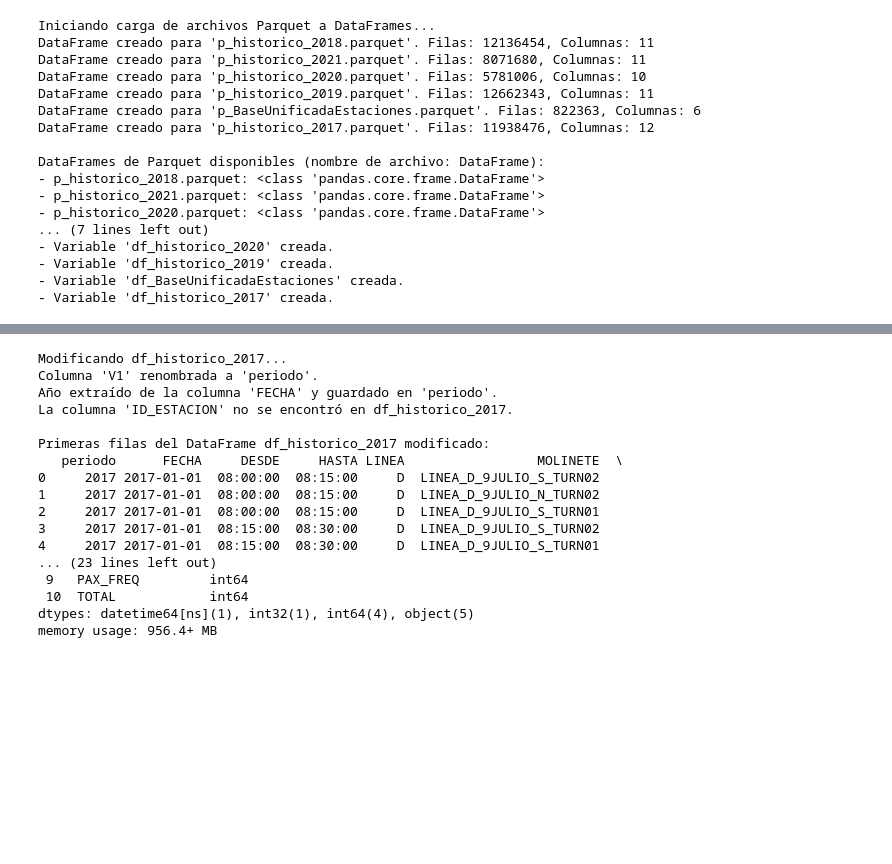
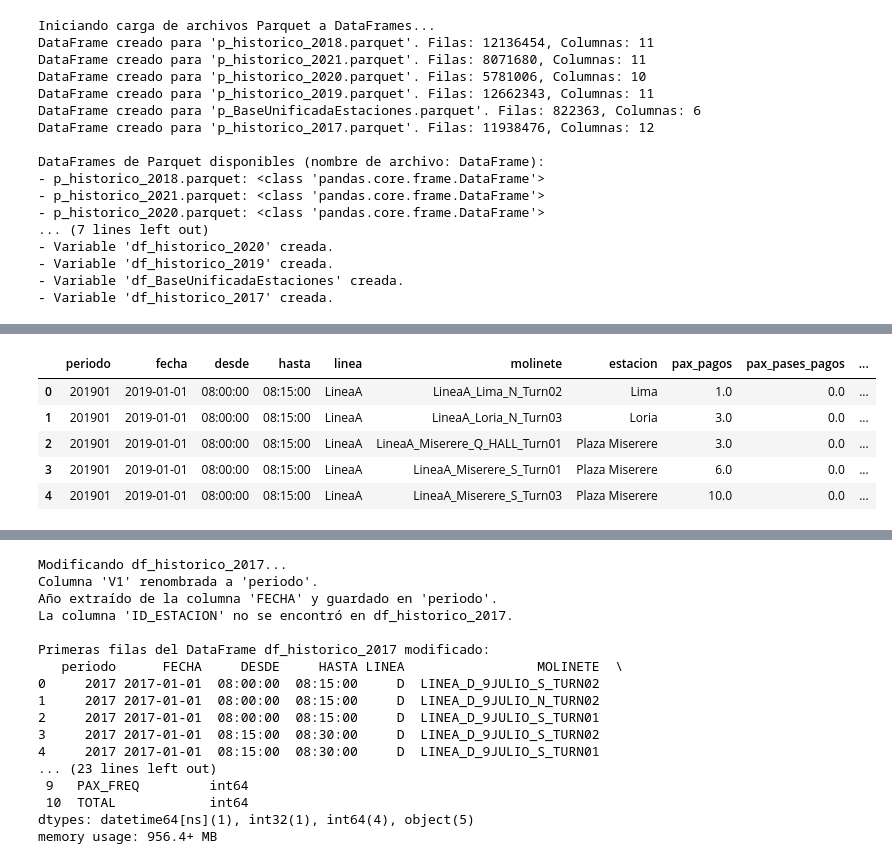
Before and after one commit to ChronosXV/Metodologia_grupo2, a Jupyter notebook: Metodologia_1_Grupo_2.ipynb, the cells around one changed output, grey strips where cells are left out. Saved outputs shown, nothing was run; the diff lists cells and outputs as text; code cells hidden in the pictures; blank space fills up the shorter version.

```diff
--- a/Metodologia_1_Grupo_2.ipynb
+++ b/Metodologia_1_Grupo_2.ipynb
@@ -144,0 +169,9 @@ df_historico_2017.head()
+# %%
+df_historico_2019.head()
+# %% [output]
+|  | periodo | fecha | desde | hasta | linea | molinete | estacion | pax_pagos | pax_pases_pagos | ... |
+| 0 | 201901 | 2019-01-01 | 08:00:00 | 08:15:00 | LineaA | LineaA_Lima_N_Turn02 | Lima | 1.0 | 0.0 | ... |
+| 1 | 201901 | 2019-01-01 | 08:00:00 | 08:15:00 | LineaA | LineaA_Loria_N_Turn03 | Loria | 3.0 | 0.0 | ... |
+| 2 | 201901 | 2019-01-01 | 08:00:00 | 08:15:00 | LineaA | LineaA_Miserere_Q_HALL_Turn01 | Plaza Miserere | 3.0 | 0.0 | ... |
+| 3 | 201901 | 2019-01-01 | 08:00:00 | 08:15:00 | LineaA | LineaA_Miserere_S_Turn01 | Plaza Miserere | 6.0 | 0.0 | ... |
+| 4 | 201901 | 2019-01-01 | 08:00:00 | 08:15:00 | LineaA | LineaA_Miserere_S_Turn03 | Plaza Miserere | 10.0 | 0.0 | ... |
```
Also changed, not shown: parts of 8 cells of this notebook.
